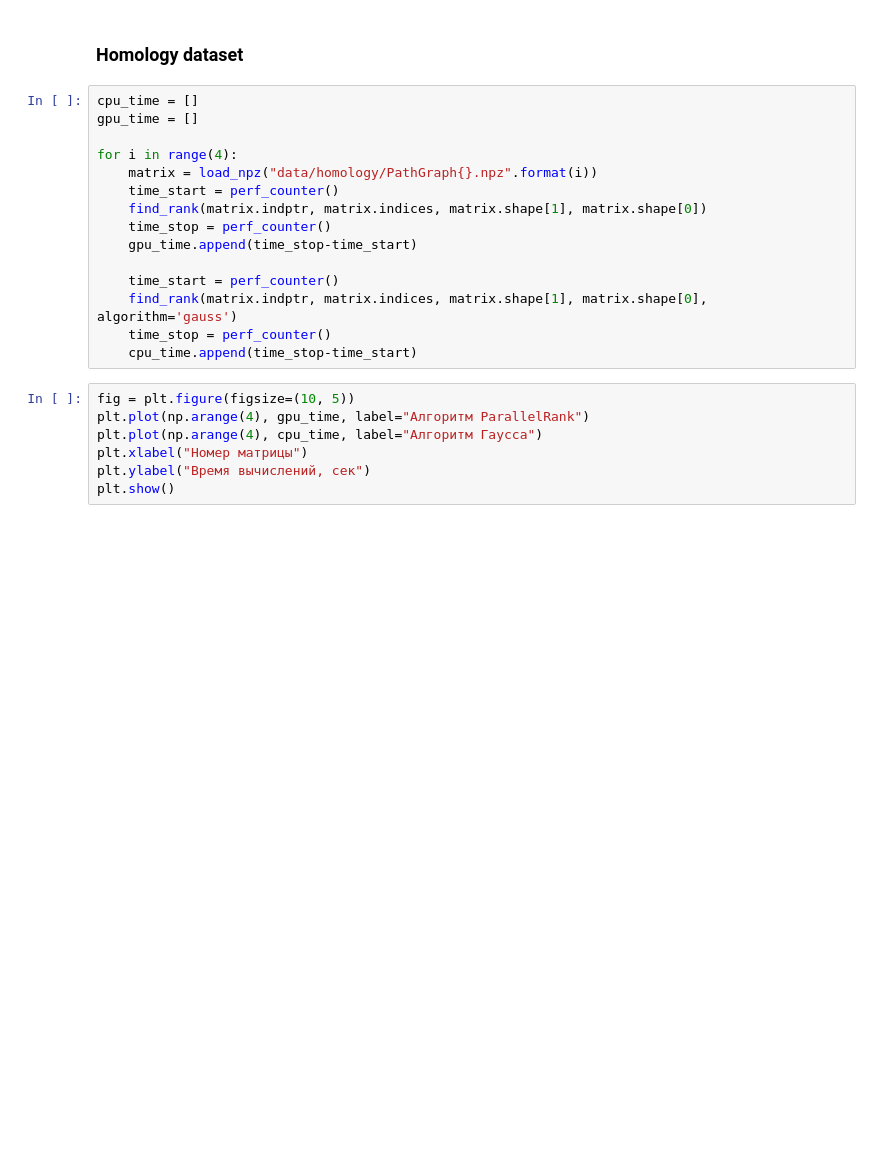
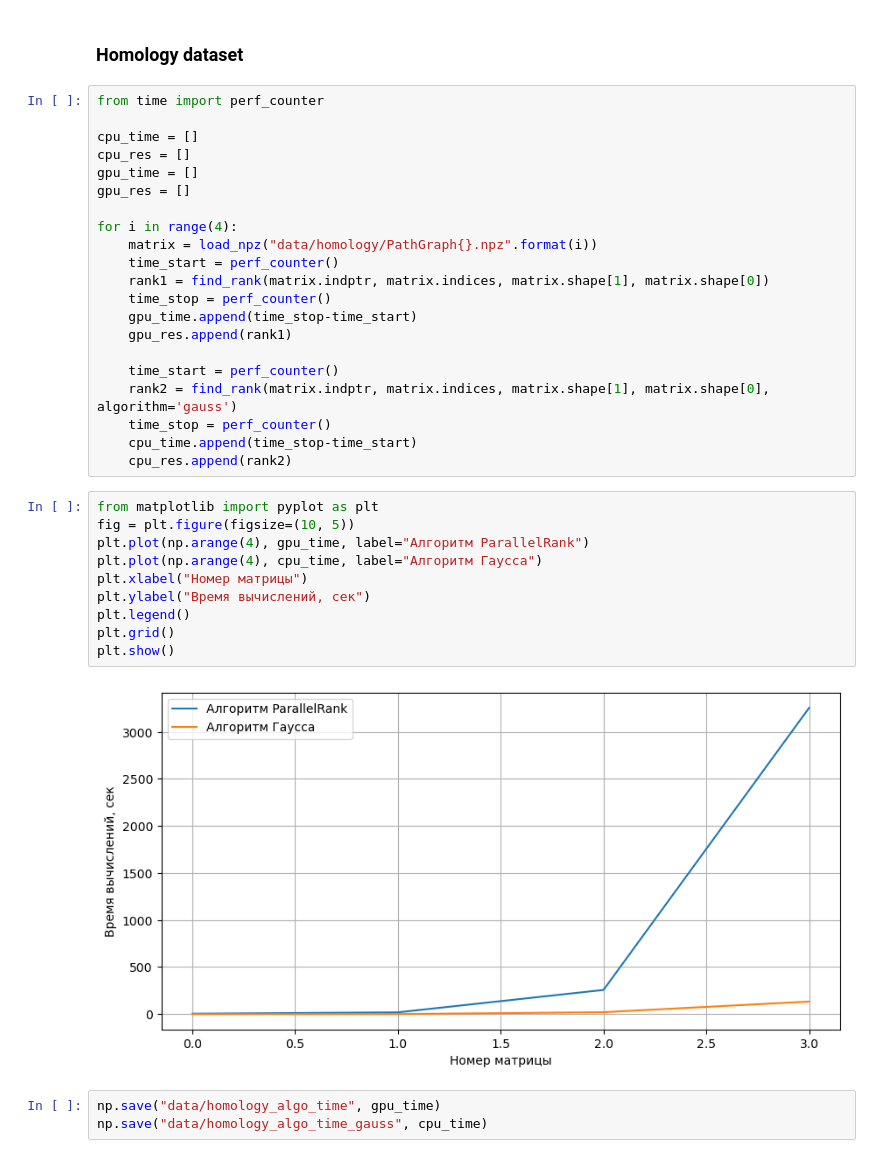
Before and after one commit to MShepelin/Parallel-Algorithms, a Jupyter notebook: analysis.ipynb, the cells around one changed output. Cells and saved outputs as stored; diff of their text form; blank space fills up the shorter version.

```diff
--- a/analysis.ipynb
+++ b/analysis.ipynb
@@ -213,24 +213,38 @@ plt.show()
 # %% [markdown]
 ### Homology dataset
 # %%
+from time import perf_counter
+
 cpu_time = []
+cpu_res = []
 gpu_time = []
+gpu_res = []
 
 for i in range(4):
     matrix = load_npz("data/homology/PathGraph{}.npz".format(i))
     time_start = perf_counter()
-    find_rank(matrix.indptr, matrix.indices, matrix.shape[1], matrix.shape[0])
+    rank1 = find_rank(matrix.indptr, matrix.indices, matrix.shape[1], matrix.shape[0])
     time_stop = perf_counter()
     gpu_time.append(time_stop-time_start)
+    gpu_res.append(rank1)
 
     time_start = perf_counter()
-    find_rank(matrix.indptr, matrix.indices, matrix.shape[1], matrix.shape[0], algorithm='gauss')
+    rank2 = find_rank(matrix.indptr, matrix.indices, matrix.shape[1], matrix.shape[0], algorithm='gauss')
     time_stop = perf_counter()
     cpu_time.append(time_stop-time_start)
+    cpu_res.append(rank2)
 # %%
+from matplotlib import pyplot as plt
 fig = plt.figure(figsize=(10, 5))
 plt.plot(np.arange(4), gpu_time, label="Алгоритм ParallelRank")
 plt.plot(np.arange(4), cpu_time, label="Алгоритм Гаусса")
 plt.xlabel("Номер матрицы")
 plt.ylabel("Время вычислений, сек")
+plt.legend()
+plt.grid()
 plt.show()
+# %% [output]
+[figure, added]
+# %%
+np.save("data/homology_algo_time", gpu_time)
+np.save("data/homology_algo_time_gauss", cpu_time)
```
Also changed, not shown: 8 other files.
